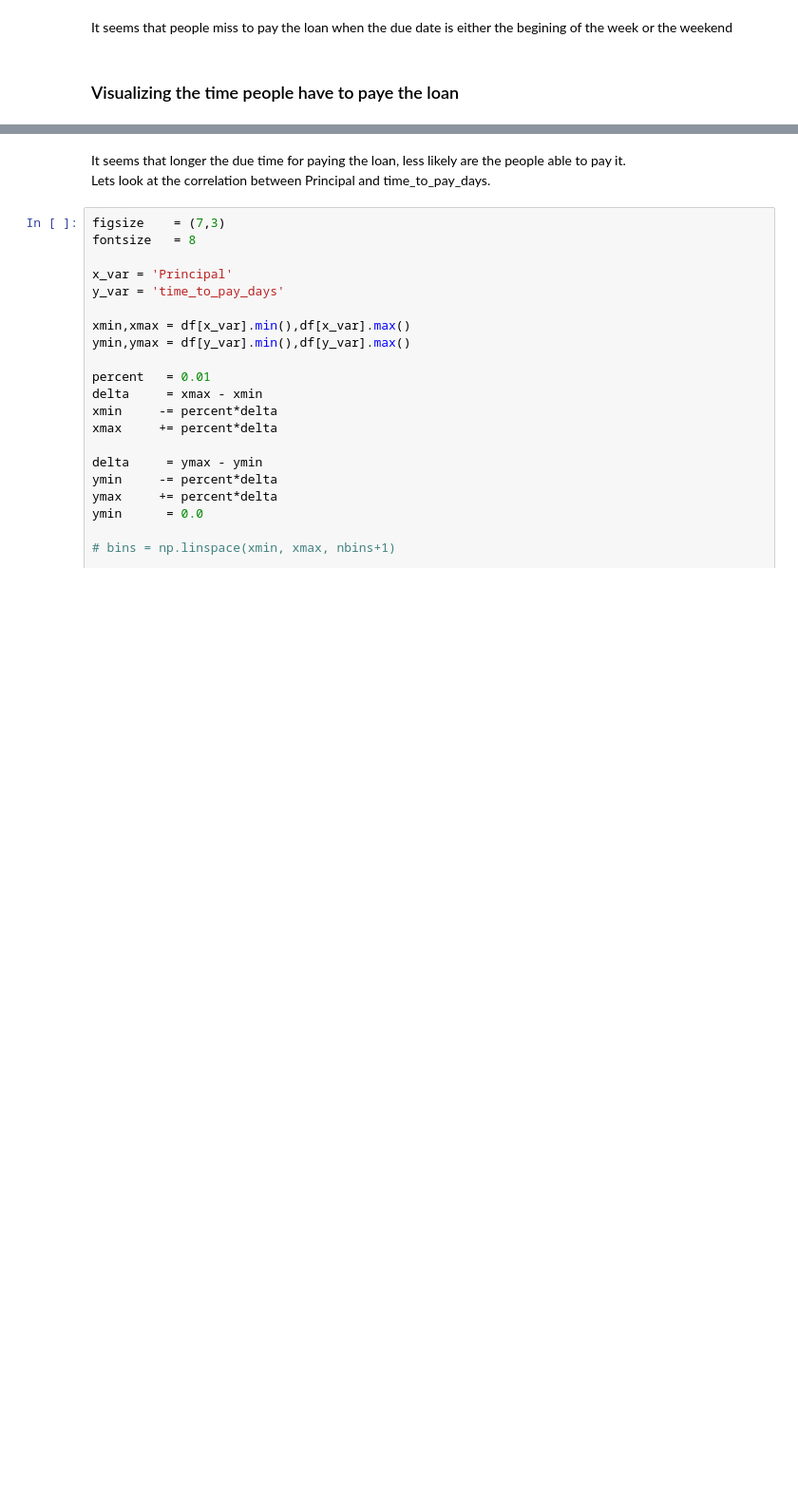
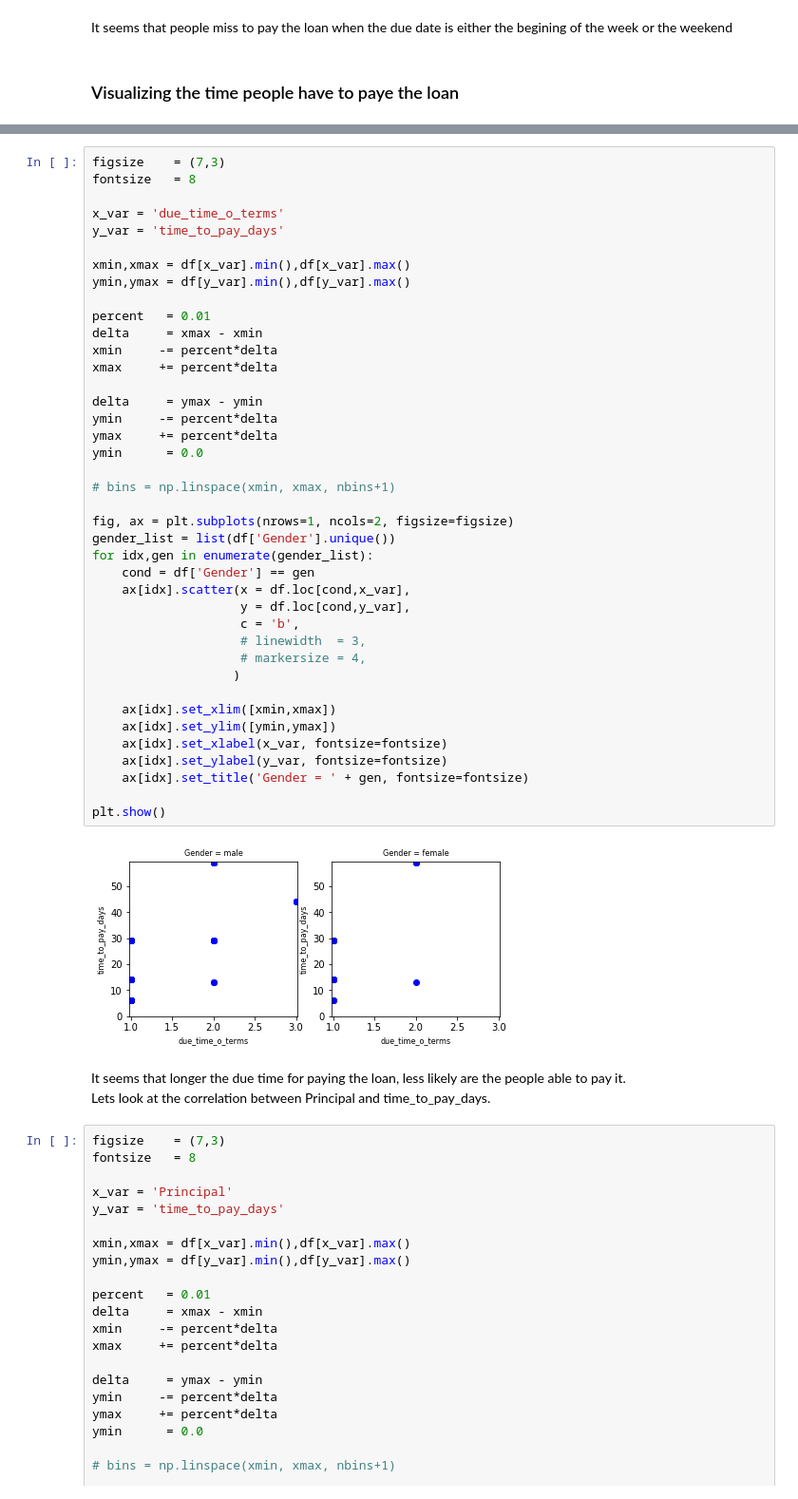
Before and after one commit to lualeperez/coursera-final-project-machine-learning-with-python, a Jupyter notebook: ML0101EN-Proj-Loan-py-v1.ipynb, the cells around one changed output, grey strips where cells are left out. Shown at 95% size. Cells and saved outputs as stored; diff of their text form; blank space fills up the shorter version.

```diff
--- a/ML0101EN-Proj-Loan-py-v1.ipynb
+++ b/ML0101EN-Proj-Loan-py-v1.ipynb
@@ -240,3 +327,45 @@ nice_plot(df = df,
+# %%
+figsize    = (7,3)
+fontsize   = 8
+
+x_var = 'due_time_o_terms'
+y_var = 'time_to_pay_days'
+
+xmin,xmax = df[x_var].min(),df[x_var].max()
+ymin,ymax = df[y_var].min(),df[y_var].max()
+
+percent   = 0.01
+delta     = xmax - xmin
+xmin     -= percent*delta
+xmax     += percent*delta
+
+delta     = ymax - ymin
+ymin     -= percent*delta
+ymax     += percent*delta
+ymin      = 0.0
+
+# bins = np.linspace(xmin, xmax, nbins+1)
+
+fig, ax = plt.subplots(nrows=1, ncols=2, figsize=figsize)
+gender_list = list(df['Gender'].unique())
+for idx,gen in enumerate(gender_list):
+    cond = df['Gender'] == gen
+    ax[idx].scatter(x = df.loc[cond,x_var],
+                    y = df.loc[cond,y_var],
+                    c = 'b',
+                    # linewidth  = 3,
+                    # markersize = 4,
+                   )
+
+    ax[idx].set_xlim([xmin,xmax])
+    ax[idx].set_ylim([ymin,ymax])
+    ax[idx].set_xlabel(x_var, fontsize=fontsize)
+    ax[idx].set_ylabel(y_var, fontsize=fontsize)
+    ax[idx].set_title('Gender = ' + gen, fontsize=fontsize)
+
+plt.show()
+# %% [output]
+[figure, added]
 # %% [markdown]
 It seems that longer the due time for paying the loan, less likely are the people able to pay it.
 Lets look at the correlation between Principal and time_to_pay_days.
```
Also changed, not shown: parts of 44 cells of this notebook.
